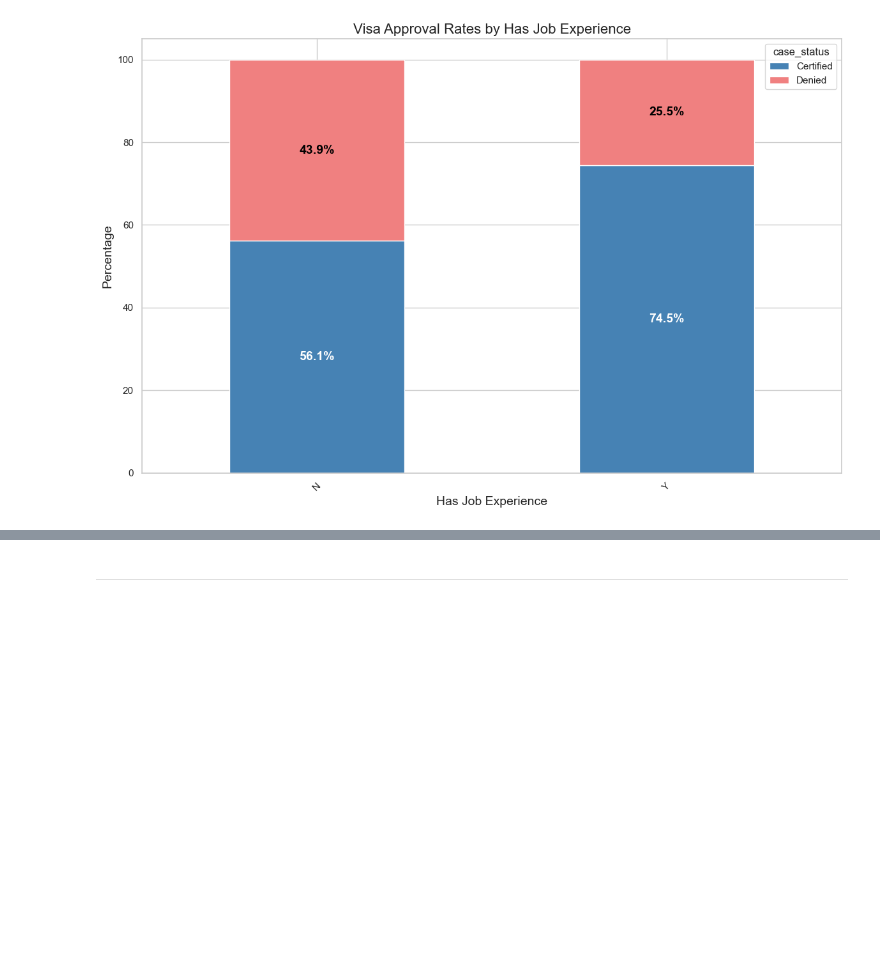
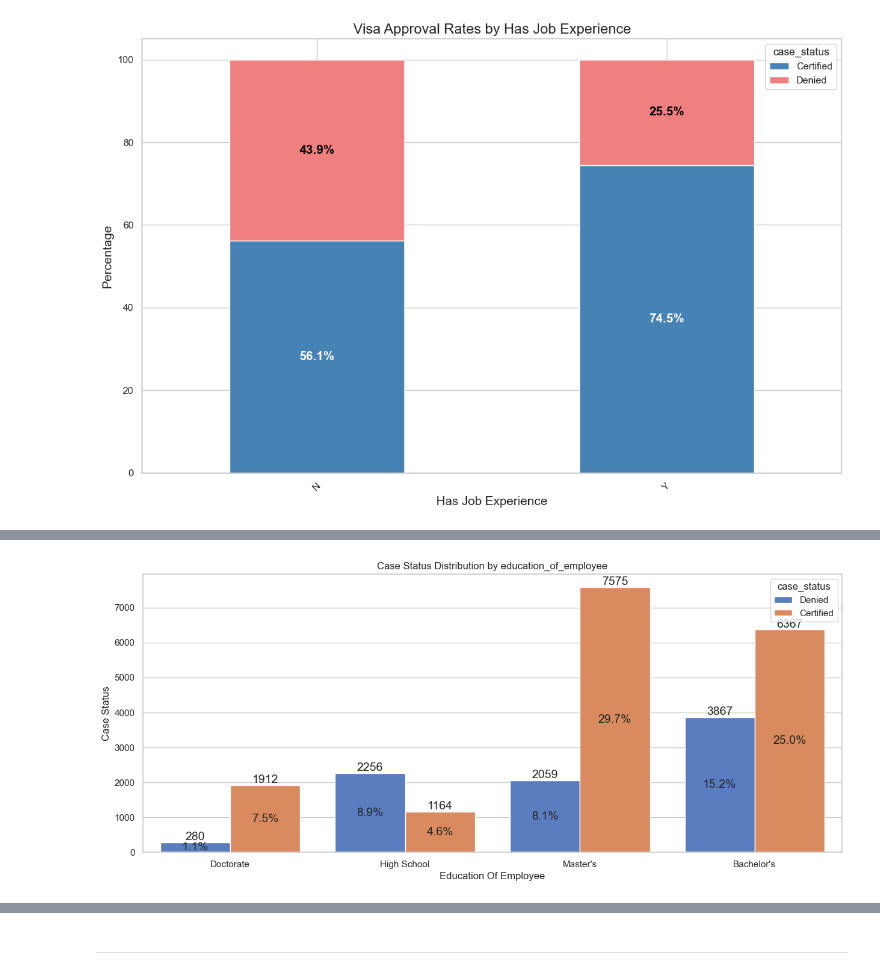
Before and after one commit to nszenoti/PYPG, a Jupyter notebook: projects/easyvisa/notebook.ipynb, the cells around one changed output, grey strips where cells are left out. Saved outputs shown, nothing was run; the diff lists cells and outputs as text; code cells hidden in the pictures; blank space fills up the shorter version.

```diff
--- a/projects/easyvisa/notebook.ipynb
+++ b/projects/easyvisa/notebook.ipynb
@@ -1306,0 +1360,39 @@ def create_mosaic_plot(df, feature, title=None):
+# %%
+# Grouped Bar Plot
+
+def create_grouped_bar(df, feature1, feature2='case_status', title=None, sortAsc=None):
+    """
+    Create a grouped bar plot comparing a feature against case status with counts and percentages.
+    """
+    # Create the grouped bar plot
+    # Sort values by count
+    order = None
+    if sortAsc is not None:
+        order = df[feature1].value_counts(ascending=sortAsc).index
+    ax = sns.countplot(data=df, x=feature1, hue=feature2, order=order)
+
+    # Calculate percentages
+    total = len(df)
+    for p in ax.patches:
+        percentage = p.get_height() / total * 100
+
+        # Add count on top
+        ax.annotate(f'{int(p.get_height())}',
+                   (p.get_x() + p.get_width()/2., p.get_height()),
+                   ha='center', va='bottom')
+
+        # Add percentage inside bar
+        ax.annotate(f'{percentage:.1f}%',
+                   (p.get_x() + p.get_width()/2., p.get_height()/2),
+                   ha='center', va='center')
+
+    # Set title - use default if none provided
+    if title is None:
+        title = f'Case Status Distribution by {feature1}'
+    plt.title(title)
+
+    plt.xlabel(snake_to_pascal(feature1))
+    plt.ylabel(snake_to_pascal(feature2))
+
+    # plt.xticks(rotation=45)
+    plt.show()
@@ -1379,0 +1510,4 @@ ct = create_stacked_bar(df, 'has_job_experience', 'Visa Approval Rates by Has Jo
+# %%
+create_grouped_bar(df, 'education_of_employee', sortAsc=True)
+# %% [output]
+[figure, added]
```
Also changed, not shown: parts of 68 cells of this notebook, 14 other files.
